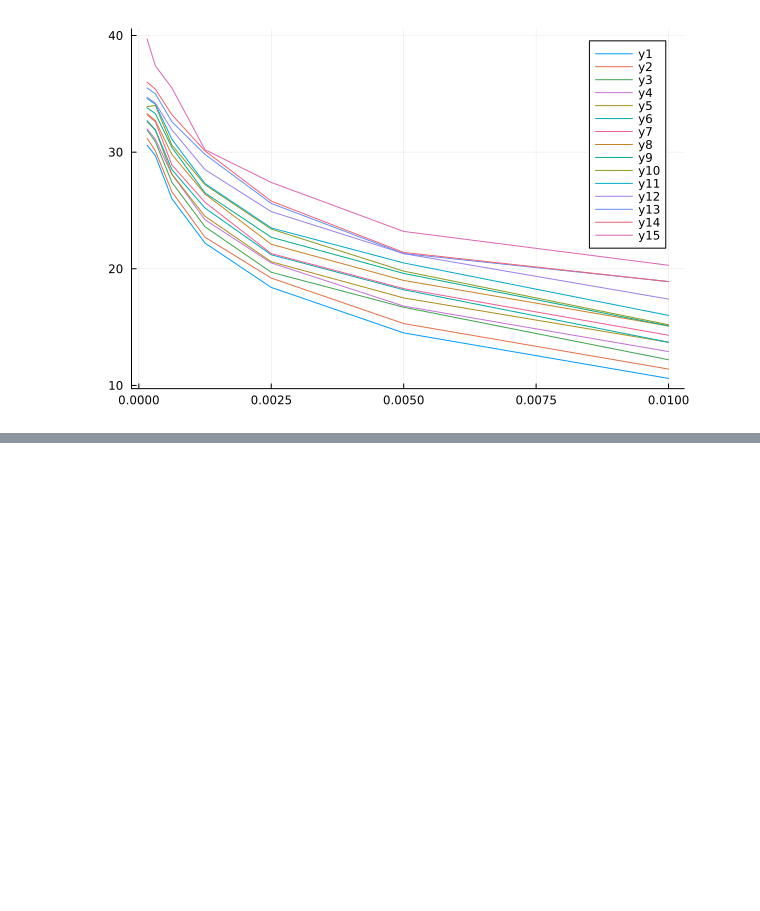
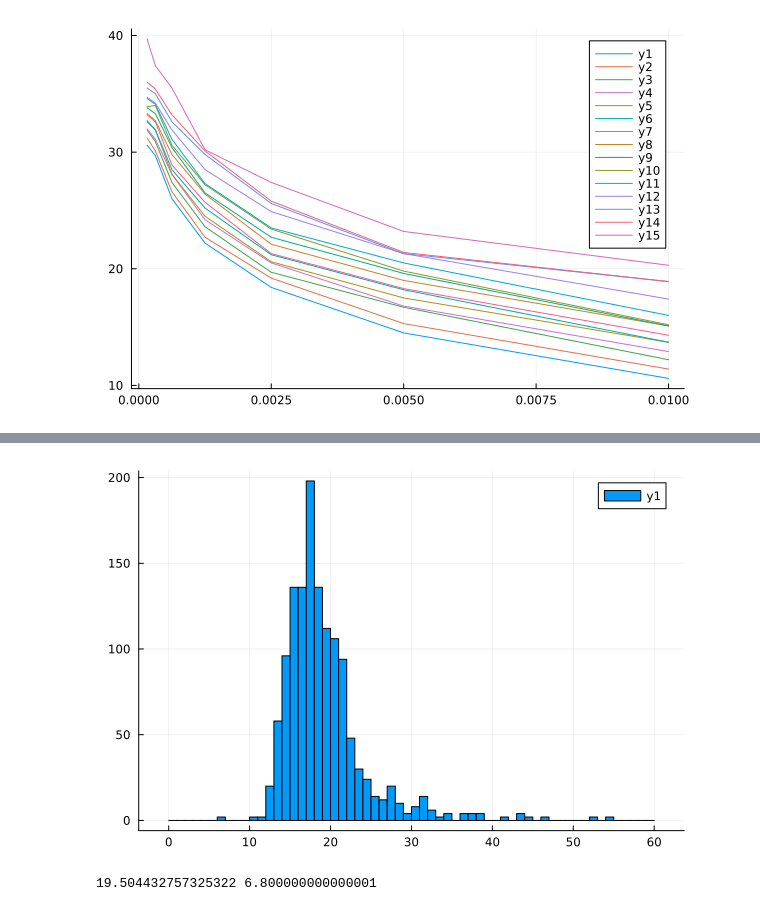
Before and after one commit to eiralarsson/Lorentz-System-Degree-Project, a Jupyter notebook: Numerical-Solvers/correlationfitting.ipynb, the cells around one changed output, grey strips where cells are left out. Saved outputs shown, nothing was run; the diff lists cells and outputs as text; code cells hidden in the pictures; blank space fills up the shorter version.

```diff
--- a/Numerical-Solvers/correlationfitting.ipynb
+++ b/Numerical-Solvers/correlationfitting.ipynb
@@ -103,0 +92,29 @@ plot([1, 2], [1, 2])
+# %%
+τ = 0.00001
+tvec=zeros(1,1331)
+for solver = [RK4]
+    for k = [5]
+        str = string("Variables", "\\", "SolutionMatrices", "\\", solver, "\\", 10*2^(k-1), ".jld2")
+        Mest = FileIO.load(str, "M")
+        C = CorrelationMatrix(Mest,Mtrue,1331,601)
+        for j = 1:1331
+            for i = 1:601
+                if 1-C[j,i]<=τ && tvec[j]<(i-1)*0.1
+                    tvec[j] = (i-1)*0.1
+                elseif 1-C[j,i]>τ
+                    break
+                end
+            end
+        end
+    end
+end
+# %%
+histogram(tvec',bins=range(0, 60, length=61))
+# %% [output]
+[figure, added]
+# %%
+avg = sum(tvec)/length(tvec)
+m = minimum(tvec)
+print(avg, " ", m)
+# %% [output]
+19.504432757325322 6.800000000000001
```
Also changed, not shown: parts of 9 cells of this notebook, 3 other files.
